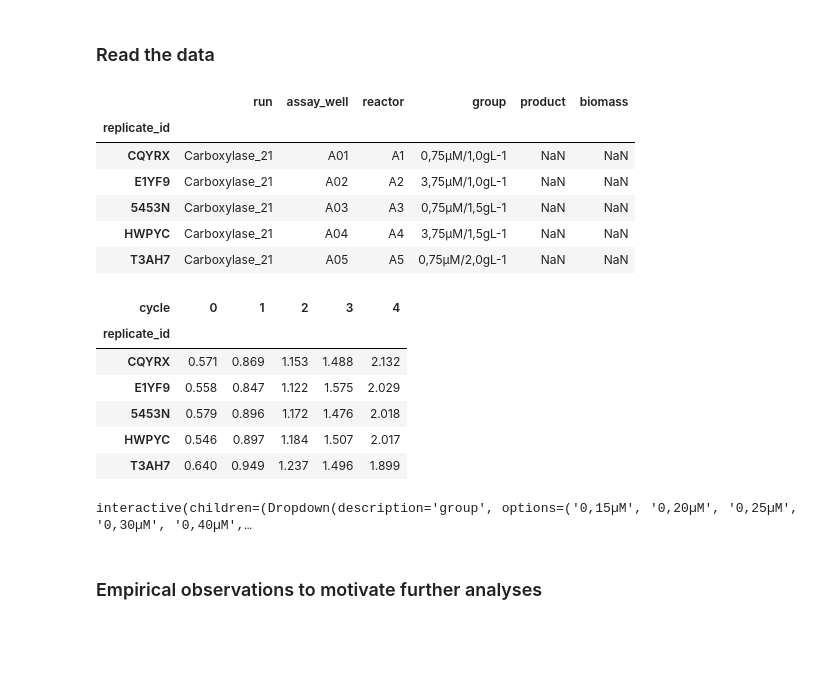
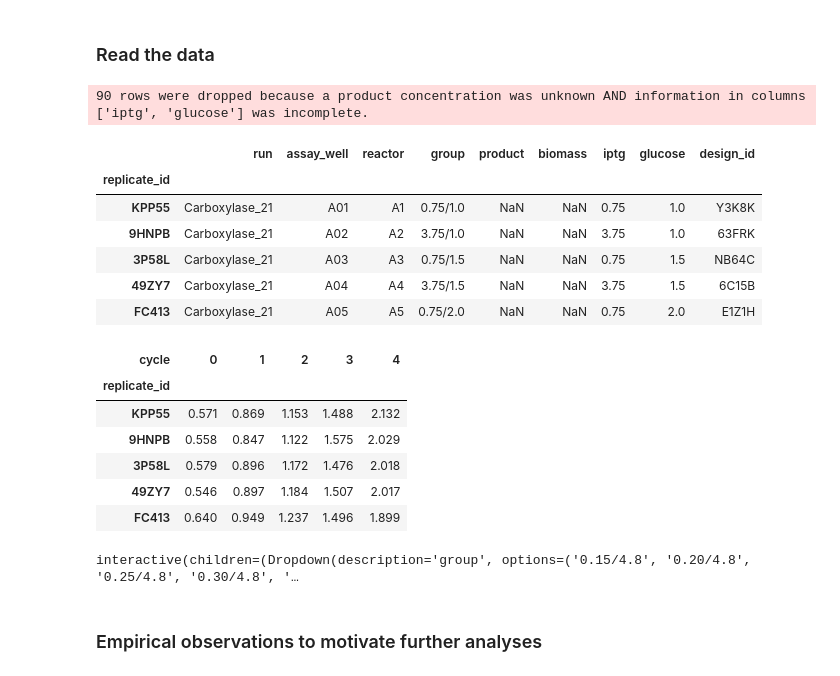
Before and after one commit to JuBiotech/diginbio-car-paper, a Jupyter notebook: notebooks/03_Multibatch_calibration.ipynb, the cells around one changed output. Saved outputs shown, nothing was run; the diff lists cells and outputs as text; code cells hidden in the pictures; blank space fills up the shorter version.

Commit message:
Rerun multibatch notebooks with new model implementation

```diff
--- a/notebooks/03_Multibatch_calibration.ipynb
+++ b/notebooks/03_Multibatch_calibration.ipynb
@@ -17,45 +17,46 @@ You are running the v4 development version of PyMC3 which currently still lacks
 # %% [markdown]
 ### Read the data
 # %%
-df_layout = dataloading.get_layout(r"multibatch\FullWellDescription.xlsx")
-
-df_layout = df_layout[~pandas.isna(df_layout.group)]
-
+df_layout = dataloading.get_layout(
+    r"multibatch\FullWellDescription.xlsx",
+    design_cols=["iptg", "glucose"]
+)
 df_time, df_A360, df_A600 = dataloading.vectorize_observations(
     df_layout,
     observations={
          "Carboxylase_19": (
              dataloading.read_absorbances(r"multibatch\Carboxylase_19_360nm.csv"),
              dataloading.read_absorbances(r"multibatch\Carboxylase_19_600nm.csv"),
          ),
          "Carboxylase_20": (
              dataloading.read_absorbances(r"multibatch\Carboxylase_20_360nm.csv"),
              dataloading.read_absorbances(r"multibatch\Carboxylase_20_600nm.csv"),
          ),
         "Carboxylase_21": (
              dataloading.read_absorbances(r"multibatch\Carboxylase_19_360nm.csv"),
              dataloading.read_absorbances(r"multibatch\Carboxylase_19_600nm.csv"),
          ),
     }
 )
 
 display(df_layout.head())
 display(df_A360.head())
 # %% [output]
+90 rows were dropped because a product concentration was unknown AND information in columns ['iptg', 'glucose'] was incomplete.
-|  | run | assay_well | reactor | group | product | biomass |
-| replicate_id |  |  |  |  |  |  |
-| CQYRX | Carboxylase_21 | A01 | A1 | 0,75µM/1,0gL-1 | NaN | NaN |
-| E1YF9 | Carboxylase_21 | A02 | A2 | 3,75µM/1,0gL-1 | NaN | NaN |
-| 5453N | Carboxylase_21 | A03 | A3 | 0,75µM/1,5gL-1 | NaN | NaN |
-| HWPYC | Carboxylase_21 | A04 | A4 | 3,75µM/1,5gL-1 | NaN | NaN |
-| T3AH7 | Carboxylase_21 | A05 | A5 | 0,75µM/2,0gL-1 | NaN | NaN |
+|  | run | assay_well | reactor | group | product | biomass | iptg | glucose | design_id |
+| replicate_id |  |  |  |  |  |  |  |  |  |
+| KPP55 | Carboxylase_21 | A01 | A1 | 0.75/1.0 | NaN | NaN | 0.75 | 1.0 | Y3K8K |
+| 9HNPB | Carboxylase_21 | A02 | A2 | 3.75/1.0 | NaN | NaN | 3.75 | 1.0 | 63FRK |
+| 3P58L | Carboxylase_21 | A03 | A3 | 0.75/1.5 | NaN | NaN | 0.75 | 1.5 | NB64C |
+| 49ZY7 | Carboxylase_21 | A04 | A4 | 3.75/1.5 | NaN | NaN | 3.75 | 1.5 | 6C15B |
+| FC413 | Carboxylase_21 | A05 | A5 | 0.75/2.0 | NaN | NaN | 0.75 | 2.0 | E1Z1H |
 | cycle | 0 | 1 | 2 | 3 | 4 |
 | replicate_id |  |  |  |  |  |
-| CQYRX | 0.571 | 0.869 | 1.153 | 1.488 | 2.132 |
-| E1YF9 | 0.558 | 0.847 | 1.122 | 1.575 | 2.029 |
-| 5453N | 0.579 | 0.896 | 1.172 | 1.476 | 2.018 |
-| HWPYC | 0.546 | 0.897 | 1.184 | 1.507 | 2.017 |
-| T3AH7 | 0.640 | 0.949 | 1.237 | 1.496 | 1.899 |
+| KPP55 | 0.571 | 0.869 | 1.153 | 1.488 | 2.132 |
+| 9HNPB | 0.558 | 0.847 | 1.122 | 1.575 | 2.029 |
+| 3P58L | 0.579 | 0.896 | 1.172 | 1.476 | 2.018 |
+| 49ZY7 | 0.546 | 0.897 | 1.184 | 1.507 | 2.017 |
+| FC413 | 0.640 | 0.949 | 1.237 | 1.496 | 1.899 |
 # %%
 def plot_content(group: str):
     fig, axs = pyplot.subplots(ncols=2, figsize=(12, 4), dpi=140, sharex=True)
@@ -85,7 +86,7 @@ ipywidgets.interact(
     group=numpy.unique(df_layout["group"].dropna())
 );
 # %% [output]
-interactive(children=(Dropdown(description='group', options=('0,15µM', '0,20µM', '0,25µM', '0,30µM', '0,40µM',…
+interactive(children=(Dropdown(description='group', options=('0.15/4.8', '0.20/4.8', '0.25/4.8', '0.30/4.8', '…
 # %% [markdown]
 ### Empirical observations to motivate further analyses
 # %%
```
Also changed, not shown: parts of 3 cells of this notebook.
